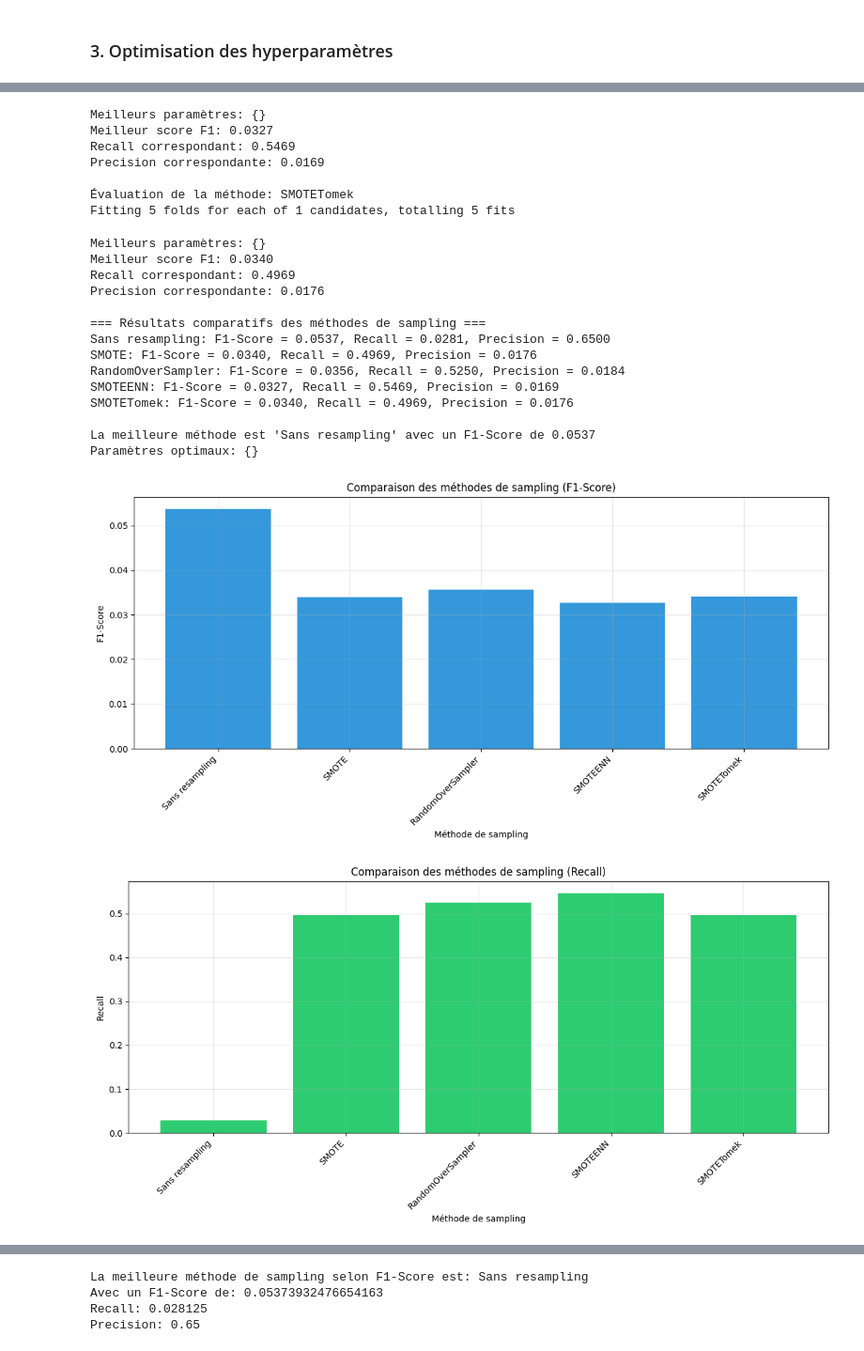
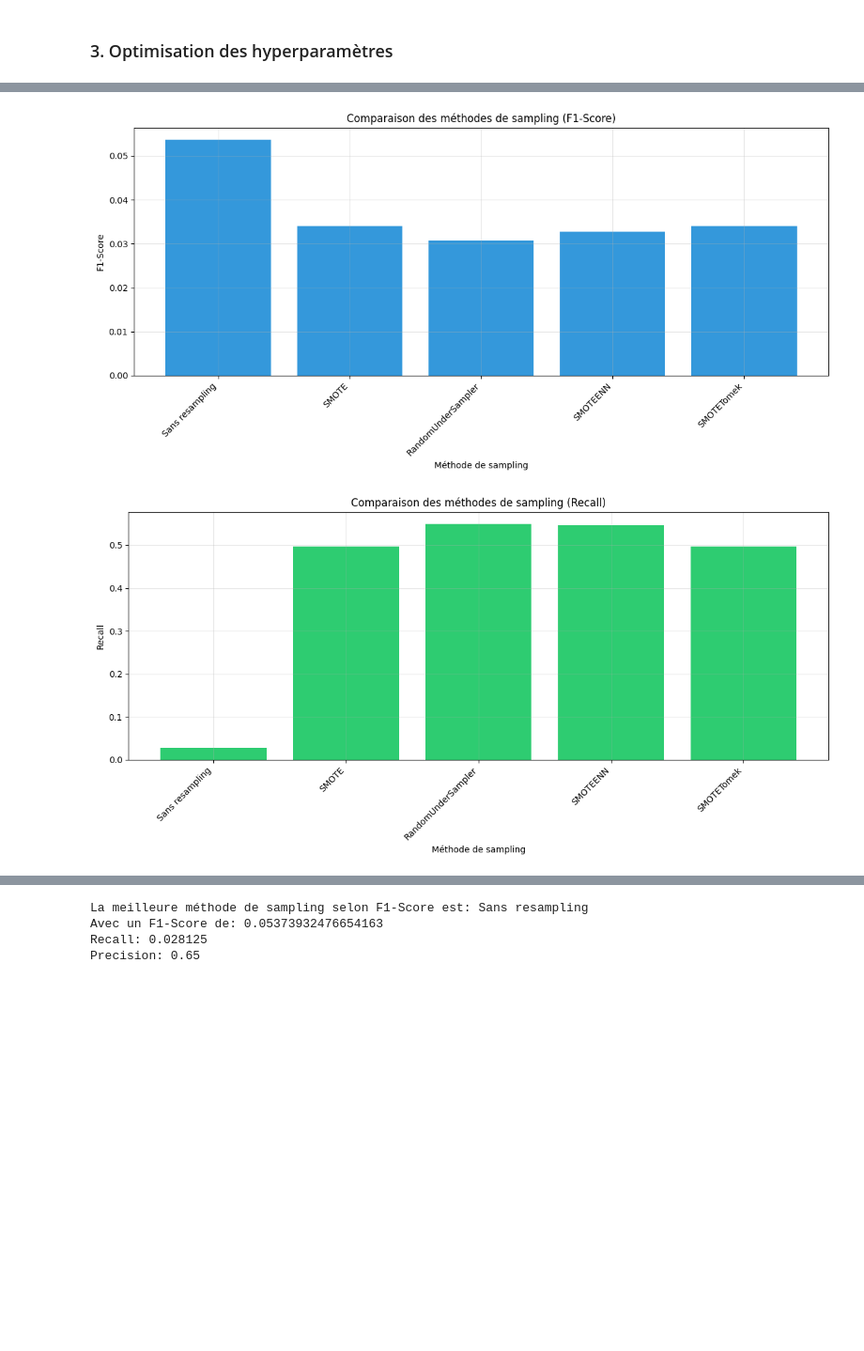
Before and after one commit to thibautmodrin/Jedha_Full_Stack_HPP_Prediction, a Jupyter notebook: 01_Notebooks/03_Model_LogReg.ipynb, the cells around one changed output, grey strips where cells are left out. Shown at 94% size. Saved outputs shown, nothing was run; the diff lists cells and outputs as text; code cells hidden in the pictures; blank space fills up the shorter version.

```diff
--- a/01_Notebooks/03_Model_LogReg.ipynb
+++ b/01_Notebooks/03_Model_LogReg.ipynb
@@ -645,7 +660,7 @@ else:
 samplers = {
     'Sans resampling': None,
     'SMOTE': SMOTE(random_state=42),
-    'RandomOverSampler': RandomOverSampler(random_state=42),
+    'RandomUnderSampler': RandomUnderSampler(random_state=42),
     'SMOTEENN': SMOTEENN(random_state=42),
     'SMOTETomek': SMOTETomek(random_state=42)
 }
@@ -665,7 +680,7 @@ param_grid_smote = {
     # 'classifier__solver': ['liblinear', 'saga']
 }
 
-param_grid_random_over = {
+param_grid_random_under = {
     # 'sampler__sampling_strategy': ['auto', 0.5, 0.75, 1.0],
     # 'classifier__C': [0.01, 0.1, 1, 10, 100],
     # 'classifier__class_weight': [None, 'balanced'],
@@ -692,7 +707,7 @@ param_grid_smotetomek = {
 param_grids = {
     'Sans resampling': param_grid_sans_resampling,
     'SMOTE': param_grid_smote,
-    'RandomOverSampler': param_grid_random_over,
+    'RandomUnderSampler': param_grid_random_under,
     'SMOTEENN': param_grid_smoteenn,
     'SMOTETomek': param_grid_smotetomek
 }
@@ -912,23 +919,2 @@ Fitting 5 folds for each of 1 candidates, totalling 5 fits
-Meilleurs paramètres: {}
-Meilleur score F1: 0.0327
-Recall correspondant: 0.5469
-Precision correspondante: 0.0169
-
-Évaluation de la méthode: SMOTETomek
-Fitting 5 folds for each of 1 candidates, totalling 5 fits
-Meilleurs paramètres: {}
-Meilleur score F1: 0.0340
-Recall correspondant: 0.4969
-Precision correspondante: 0.0176
-
-=== Résultats comparatifs des méthodes de sampling ===
-Sans resampling: F1-Score = 0.0537, Recall = 0.0281, Precision = 0.6500
-SMOTE: F1-Score = 0.0340, Recall = 0.4969, Precision = 0.0176
-RandomOverSampler: F1-Score = 0.0356, Recall = 0.5250, Precision = 0.0184
-SMOTEENN: F1-Score = 0.0327, Recall = 0.5469, Precision = 0.0169
-SMOTETomek: F1-Score = 0.0340, Recall = 0.4969, Precision = 0.0176
-
-La meilleure méthode est 'Sans resampling' avec un F1-Score de 0.0537
-Paramètres optimaux: {}
-[figure, old version]
+[figure, new version]
-[figure, old version]
+[figure, new version]
```
Also changed, not shown: parts of 3 cells of this notebook.
